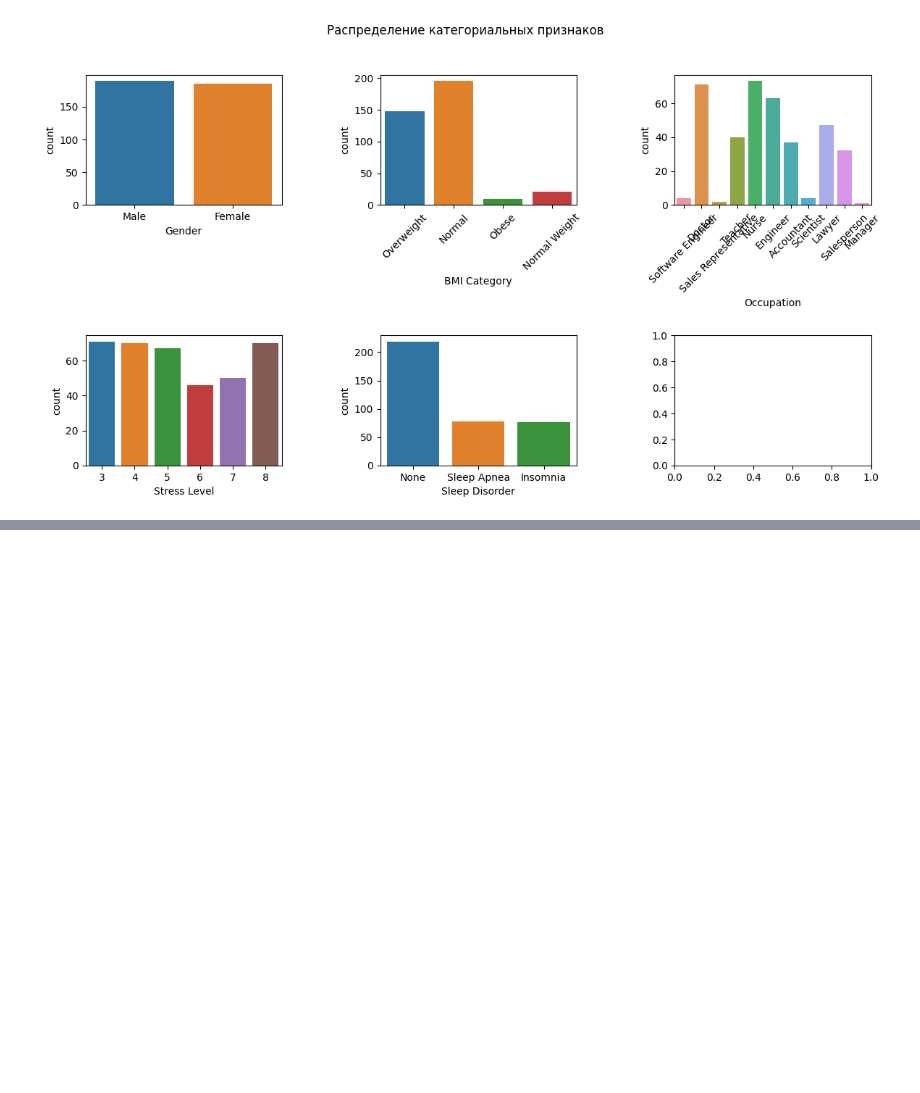
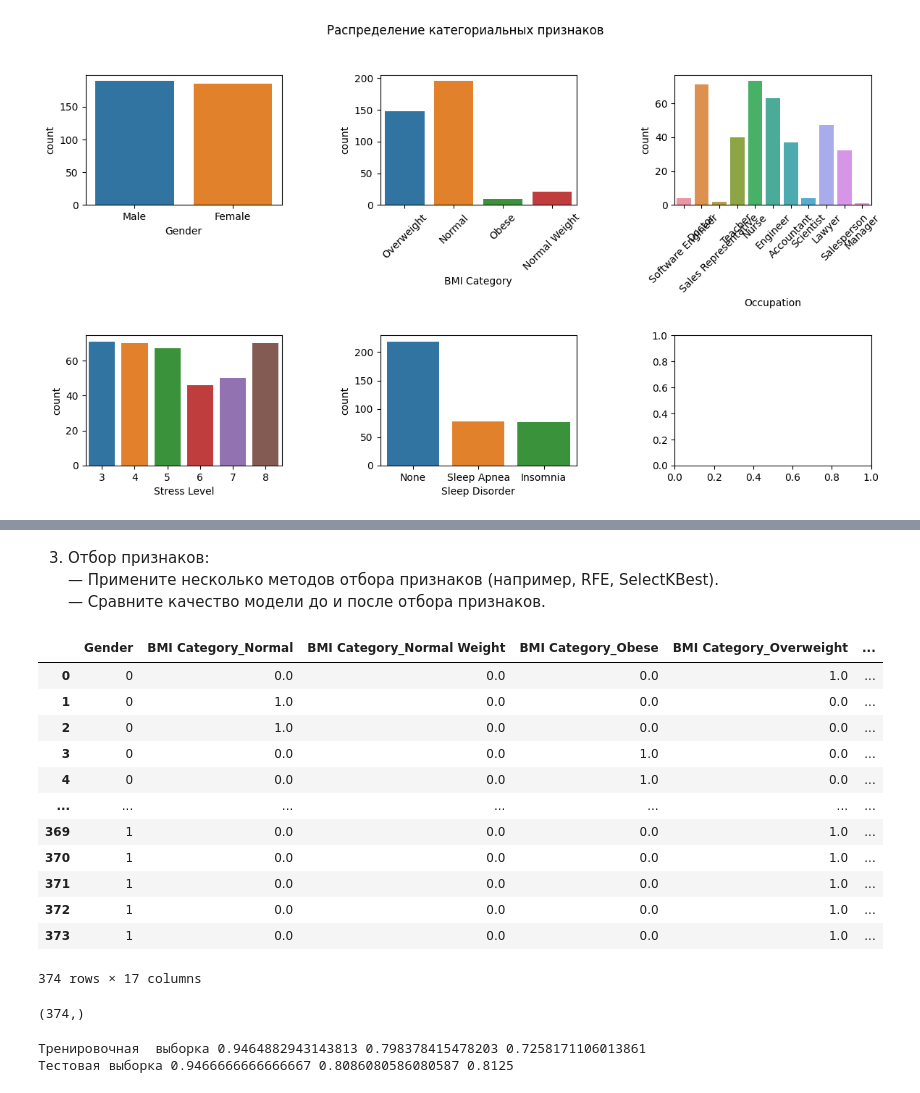
Before and after one commit to alexpgb/Python_DS_2024, a Jupyter notebook: S8/Python_DS_2024_S8_HW.ipynb, the cells around one changed output, grey strips where cells are left out. Cells and saved outputs as stored; diff of their text form; code cells hidden in the pictures; blank space fills up the shorter version.

```diff
--- a/S8/Python_DS_2024_S8_HW.ipynb
+++ b/S8/Python_DS_2024_S8_HW.ipynb
@@ -226,0 +273,15 @@ Index(['Gender', 'Age', 'Occupation', 'Sleep Duration', 'Quality of Sleep',
+# %%
+# Нормализация данных
+scaler = MinMaxScaler()
+df_scale = df_encoded[['bps', 'bpd']].copy()
+df_scale[['bps', 'bpd']] = scaler.fit_transform(df_encoded[['bps', 'bpd']])
+
+# Выставление весов
+bps_weight = 0.5
+bpd_weight = 0.5
+
+# Вычисление взвешенной суммы
+if 'bp' in df_encoded.columns:
+    df_encoded.drop(columns=['bp'])
+df_encoded['bp'] = df_scale['bps'] * bps_weight + df_scale['bpd'] * bpd_weight
+df_encoded.head(3)
@@ -226,0 +295,9 @@ Index(['Gender', 'Age', 'Occupation', 'Sleep Duration', 'Quality of Sleep',
+# %%
+poly_features = ['Physical Activity Level', 'Daily Steps']
+scaler = MinMaxScaler()
+df_poly = df_encoded[poly_features].copy()
+df_poly[poly_features] = scaler.fit_transform(df_poly[poly_features])
+poly_transformer = PolynomialFeatures(degree = 2)
+poly_transformer.fit(df_poly)
+df_poly = pd.DataFrame(poly_transformer.transform(df_poly), columns=poly_transformer.get_feature_names_out()).iloc[: , 3:]
+df_poly
@@ -226,0 +318,11 @@ Index(['Gender', 'Age', 'Occupation', 'Sleep Duration', 'Quality of Sleep',
+# %%
+df_encoded = df_encoded.join(df_poly)
+# %%
+if len(set(['bps', 'bpd']).intersection(set(df_encoded.columns))) > 0:
+    df_encoded.drop(columns=['bps', 'bpd'], inplace=True)
+if len(set(poly_features).intersection(set(df_encoded))) > 0:
+    df_encoded.drop(columns=poly_features, inplace=True)
+# %% [markdown]
+3. Отбор признаков:
+— Примените несколько методов отбора признаков (например, RFE, SelectKBest).
+— Сравните качество модели до и после отбора признаков.
@@ -226,0 +335,24 @@ Index(['Gender', 'Age', 'Occupation', 'Sleep Duration', 'Quality of Sleep',
+# %%
+# Выполним масштабирование признаков
+features_for_scale = ['Age', 'Sleep Duration', 'Stress Level', 'Heart Rate', 'Occupation_enc']
+X = df_encoded.drop(columns=features_for_scale + ['Quality of Sleep']).join(pd.DataFrame(scaler.fit_transform(df_encoded[features_for_scale]), columns=features_for_scale))
+X
+# %% [output]
+|  | Gender | BMI Category_Normal | BMI Category_Normal Weight | BMI Category_Obese | BMI Category_Overweight | ... |
+| 0 | 0 | 0.0 | 0.0 | 0.0 | 1.0 | ... |
+| 1 | 0 | 1.0 | 0.0 | 0.0 | 0.0 | ... |
+| 2 | 0 | 1.0 | 0.0 | 0.0 | 0.0 | ... |
+| 3 | 0 | 0.0 | 0.0 | 1.0 | 0.0 | ... |
+| 4 | 0 | 0.0 | 0.0 | 1.0 | 0.0 | ... |
+| ... | ... | ... | ... | ... | ... | ... |
+| 369 | 1 | 0.0 | 0.0 | 0.0 | 1.0 | ... |
+| 370 | 1 | 0.0 | 0.0 | 0.0 | 1.0 | ... |
+| 371 | 1 | 0.0 | 0.0 | 0.0 | 1.0 | ... |
+| 372 | 1 | 0.0 | 0.0 | 0.0 | 1.0 | ... |
+| 373 | 1 | 0.0 | 0.0 | 0.0 | 1.0 | ... |
+374 rows × 17 columns
+# %%
+y = df_encoded['Quality of Sleep']
+y.shape
+# %% [output]
+(374,)
@@ -226,0 +364,19 @@ Index(['Gender', 'Age', 'Occupation', 'Sleep Duration', 'Quality of Sleep',
+# %%
+# Как видим, даже на простой модели имеются хорошее качество моделей, как на тренировочноый, так и на тестовой выборке. Переобучения не наблюдается.
+log_reg_model = LogisticRegression()
+log_reg_model.fit(X_train,y_train)
+y_pred = log_reg_model.predict(X_train)
+
+accuracy_lr = accuracy_score(y_train, y_pred)
+precision_lr = precision_score(y_train, y_pred, average='macro')
+recall_lr = recall_score(y_train, y_pred, average='macro')
+print('Тренировочная  выборка', accuracy_lr, precision_lr, recall_lr)
+
+y_pred = log_reg_model.predict(X_test)
+accuracy_lr = accuracy_score(y_test, y_pred)
+precision_lr = precision_score(y_test, y_pred, average='macro')
+recall_lr = recall_score(y_test, y_pred, average='macro')
+print('Тестовая выборка', accuracy_lr, precision_lr, recall_lr)
+# %% [output]
+Тренировочная  выборка 0.9464882943143813 0.798378415478203 0.7258171106013861
+Тестовая выборка 0.9466666666666667 0.8086080586080587 0.8125
```
Also changed, not shown: parts of 20 cells of this notebook.
